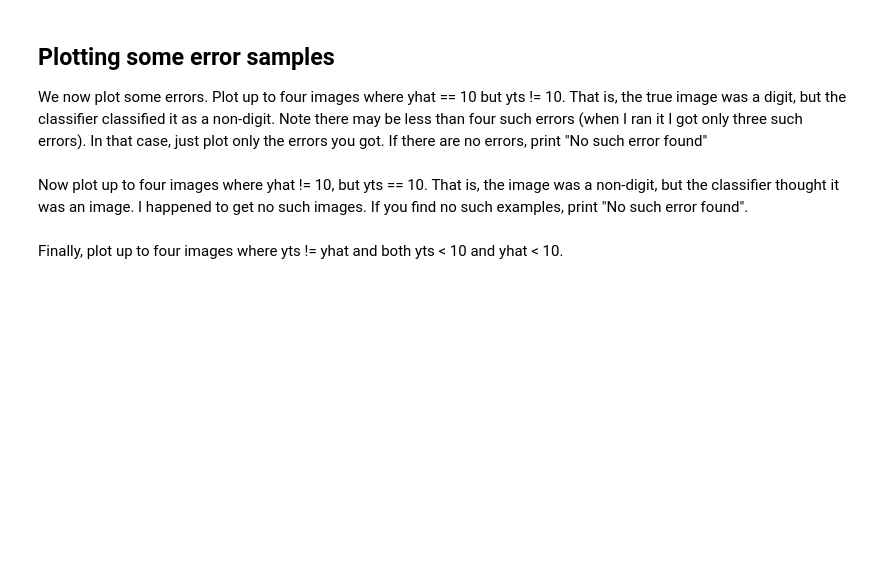
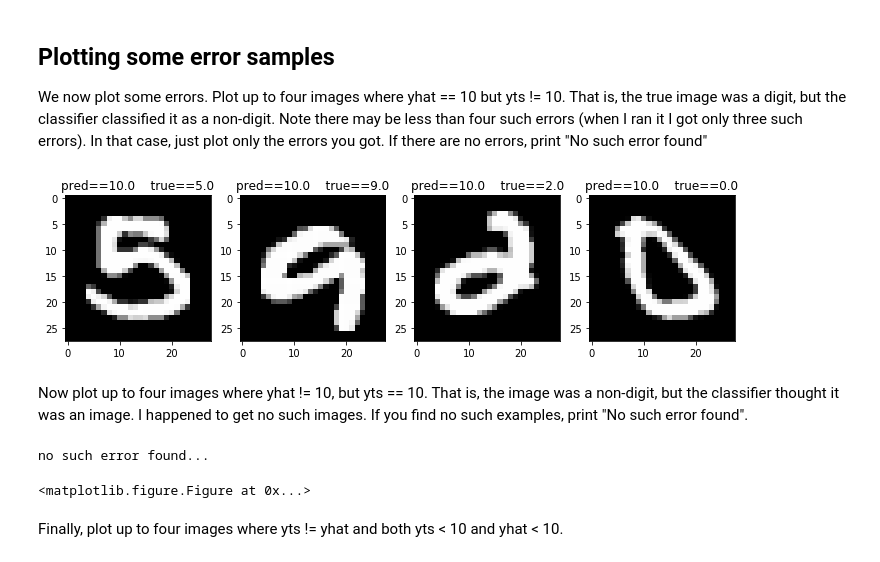
Before and after one commit to JackLangerman/introml, a Jupyter notebook: svm/lab06_ext_mnist_partial.ipynb, the cells around one changed output. Cells and saved outputs as stored; diff of their text form; code cells hidden in the pictures; blank space fills up the shorter version.

```diff
--- a/svm/lab06_ext_mnist_partial.ipynb
+++ b/svm/lab06_ext_mnist_partial.ipynb
@@ -506,2 +537,18 @@ We now plot some errors.  Plot up to four images where yhat == 10 but yts != 10.
+# %%
+# TODO
+idxs = np.logical_and(yts!=10, yhat==10)
+xerr, yerr, ypred = Xts[idxs][:4], yts[idxs][:4], yhat[idxs][:4]
+
+plt.figure(figsize=(12,4))
+
+if(len(xerr) > 0):
+    for i, x in enumerate(xerr):
+        plt.subplot(1,len(xerr),i+1)
+        plt.title("pred=={}    true=={}".format(ypred[i], yerr[i]))
+        plt_digit(x)
+else:
+    print("no such error found...")
+# %% [output]
+[figure, added]
 # %% [markdown]
 Now plot up to four images where yhat != 10, but yts == 10.  That is, the image was a non-digit, but the classifier thought it was an image.  I happened to get no such images.  If you find no such examples, print "No such error found".
@@ -510,2 +555,19 @@ Now plot up to four images where yhat != 10, but yts == 10.  That is, the image
+# %%
+# TODO
+idxs = np.logical_and(yts==10, yhat!=10)
+xerr, yerr, ypred = Xts[idxs][:4], yts[idxs][:4], yhat[idxs][:4]
+
+plt.figure(figsize=(12,4))
+
+if(len(xerr) > 0):
+    for i, x in enumerate(xerr):
+        plt.subplot(1,len(xerr),i+1)
+        plt.title("pred=={}    true=={}".format(ypred[i], yerr[i]))
+        plt_digit(x)
+else:
+    print("no such error found...")
+# %% [output]
+no such error found...
+<matplotlib.figure.Figure at 0x...>
 # %% [markdown]
 Finally, plot up to four images where yts != yhat and both yts < 10 and yhat < 10.
```
Also changed, not shown: parts of 10 cells of this notebook.
